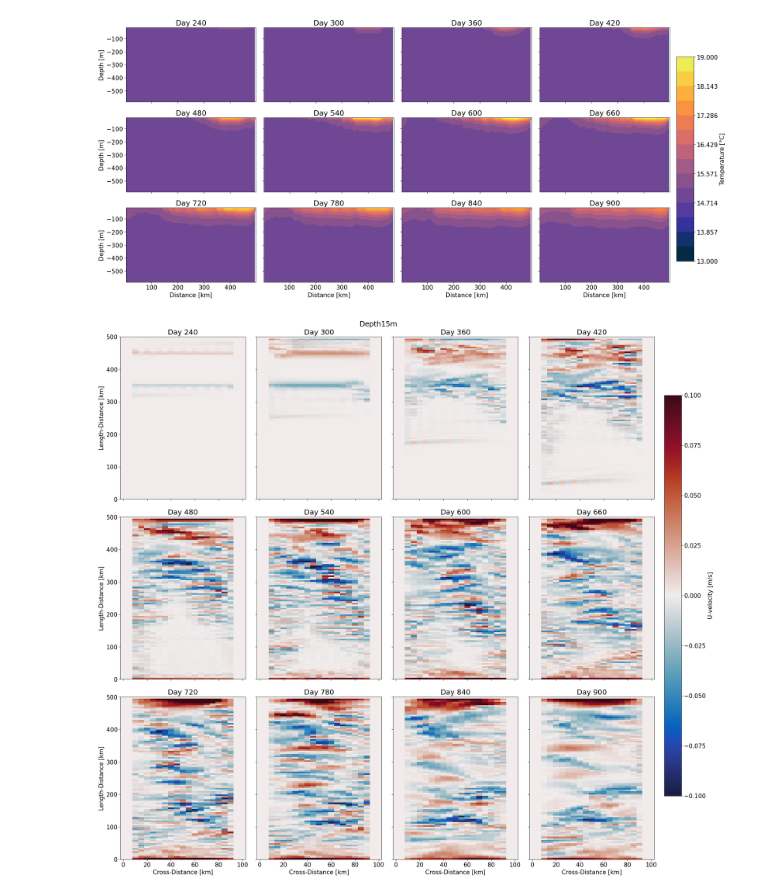
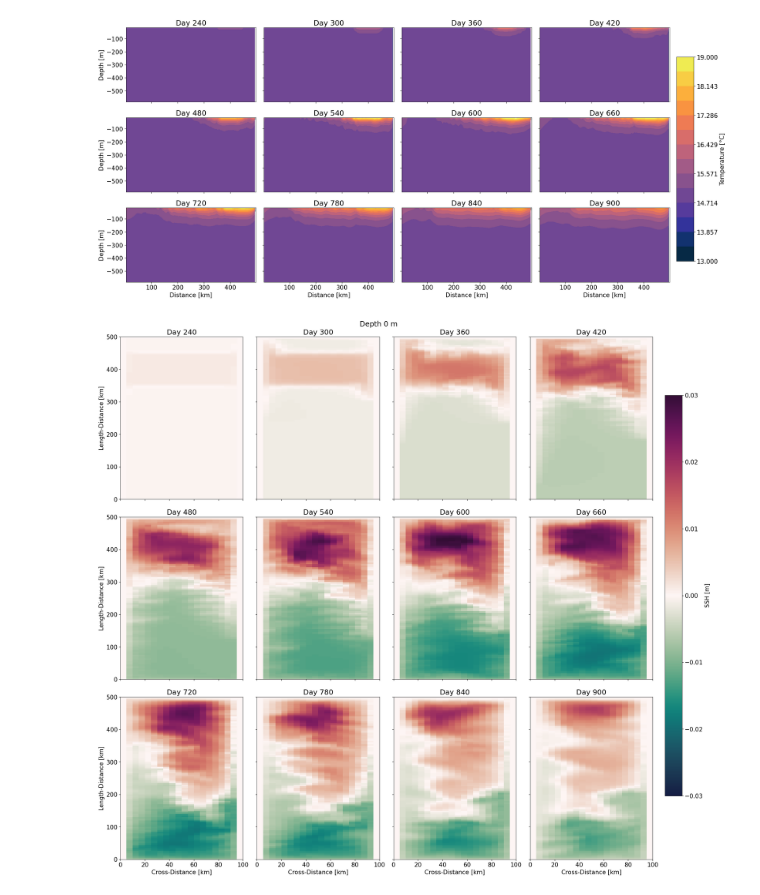
Before and after one commit to kaftkatt/IntercambioNGC, a Jupyter notebook: Scripts/Analisis.ipynb, the cells around one changed output. Cells and saved outputs as stored; diff of their text form; code cells hidden in the pictures.

```diff
--- a/Scripts/Analisis.ipynb
+++ b/Scripts/Analisis.ipynb
@@ -22,6 +22,8 @@ import warnings
 import datetime
 warnings.filterwarnings("ignore")
 # %%
+project='Z20x15'
+
 location='/Users/ameliaking/Proyecto/Codigo/Idealizada/ChangeDim/'
 
 var='state'
@@ -113,6 +115,6 @@ plt.rcParams['savefig.dpi'] = 100
 # %%
 t=24
-variable='Uvel'
+variable='Eta'
 d=0
 
 if variable == 'Vvel':
@@ -144,6 +146,7 @@ elif variable == 'Sal':
     vmax=33
 elif variable == 'Eta':
     varin=ds.Eta
+    dep=0
     title='SSH [m]'
     Yin=ds.Y
     Xin=ds.X
@@ -167,36 +170,36 @@ fig,ax=plt.subplots(3,4)
 for i in range(12):
     tin=t+(6*i)
     if i<=3:
         axin=ax[0,i]
         axin.xaxis.set_tick_params(labelbottom=False)
     elif np.logical_and(i>3,i<=7):
         axin=ax[1,i-4]
         axin.xaxis.set_tick_params(labelbottom=False)
     elif np.logical_and(i>7,i<=11):
         axin=ax[2,i-8]
         axin.set(xlabel='Cross-Distance [km]')
     if i==0 or i==8 or i==4 :
         axin.set(ylabel='Length-Distance [km]')
     else:
         axin.yaxis.set_tick_params(labelleft=False)
 
 
     timein=ds.T[tin]/(60*60*24)
     cax0=axin.pcolormesh( Xin/1000, Yin/1000, varin[tin],vmin=vmin,vmax=vmax,cmap=cmapi)
     axin.set(title=f'Day {timein:.0f}')
     #plt.colorbar(cax0)
 
 cbar_ax = fig.add_axes([1, 0.15, 0.03, 0.7])
 fig.colorbar(cax0, cax=cbar_ax)
 cbar_ax.set_ylabel(title)
 
-fig.suptitle('Depth' + str(dep) + 'm')
+fig.suptitle('Depth ' + str(dep) + ' m')
 fig.tight_layout()
 
 fig.patch.set_alpha(0.0)
-plt.savefig('../Figures/' + str(variable) +  str(dep) + 'm.png', bbox_inches='tight')
+plt.savefig('../Figures/' + str(project) + '/' + str(variable) +  str(dep) + 'm.png', bbox_inches='tight')
 # %% [output]
-[figure, old version]
+[figure, new version]
 # %%
 def animateETA(t):
     tin=t
```
Also changed, not shown: parts of 3 cells of this notebook, 21 other files.
